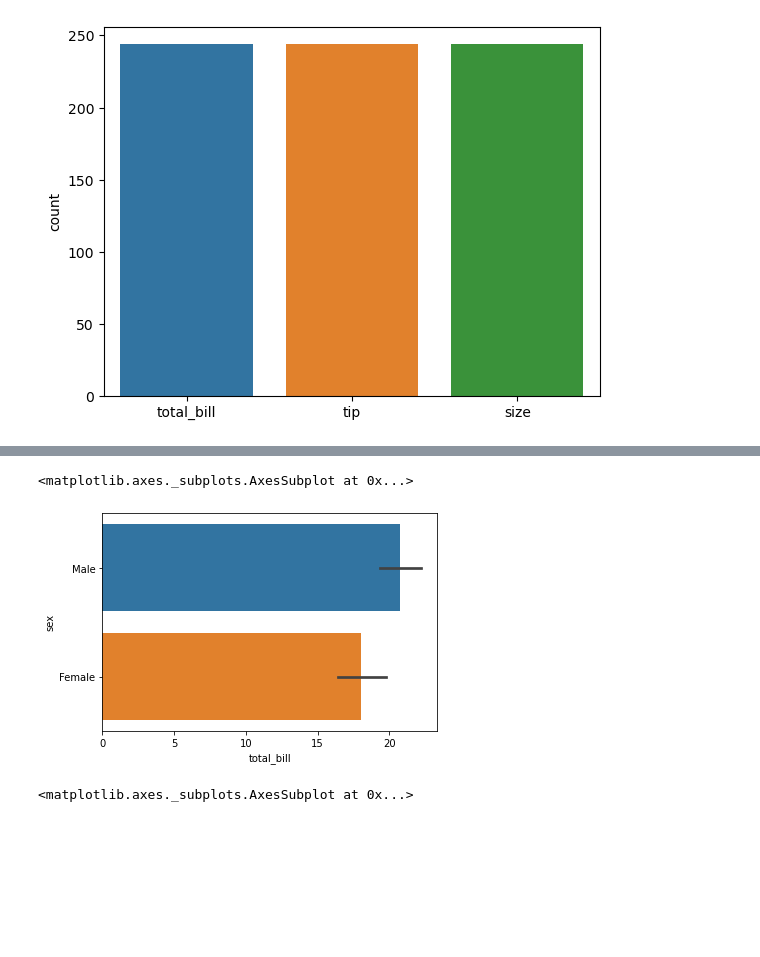
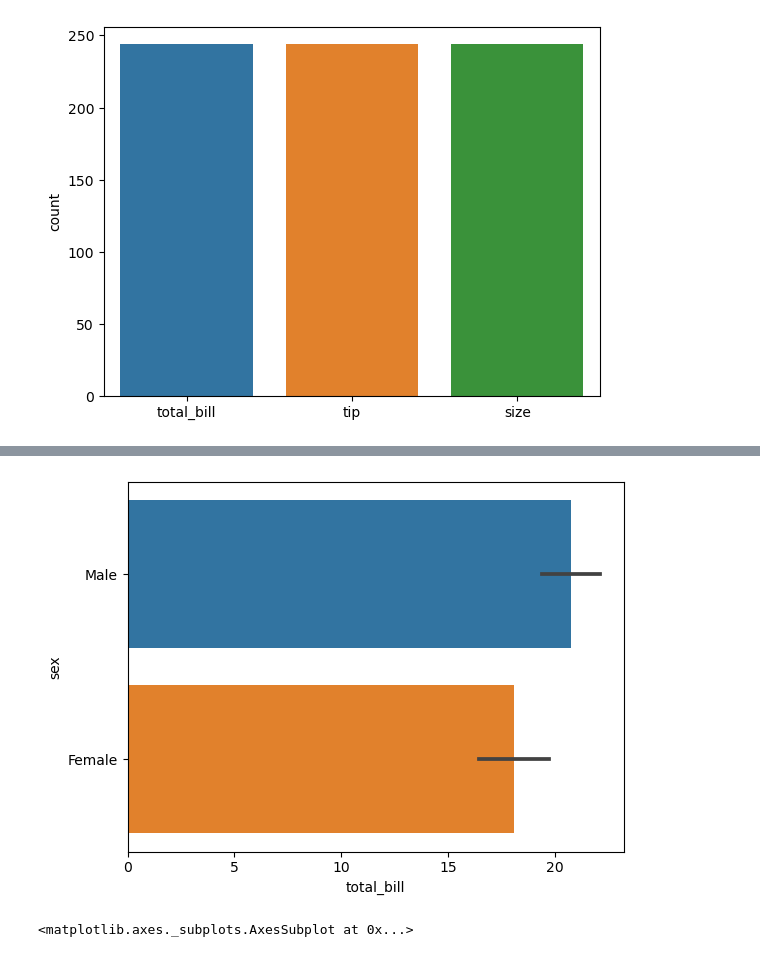
Before and after one commit to samdx/Hands-On-Foundational-Data-Science-Bootcamp, a Jupyter notebook: Day2/Data_Viz.ipynb, the cells around one changed output, grey strips where cells are left out. Drawn from its saved outputs; the diff is of its cells as text; code cells hidden in the pictures; blank space fills up the shorter version.

```diff
--- a/Day2/Data_Viz.ipynb
+++ b/Day2/Data_Viz.ipynb
@@ -148,8 +153,9 @@ sns.countplot(y='sex',data=df)
 # %%
-sns.barplot(x='total_bill',y='sex',data=df)
+sns.barplot(x='total_bill',
+            y='sex',
+            data=df);
 # %% [output]
-<matplotlib.axes._subplots.AxesSubplot at 0x...>
-[figure, old version]
+[figure, new version]
 # %%
 sns.barplot(x='sex',y='total_bill',data=df)
 # %% [output]
```
Also changed, not shown: parts of 2 cells of this notebook.
